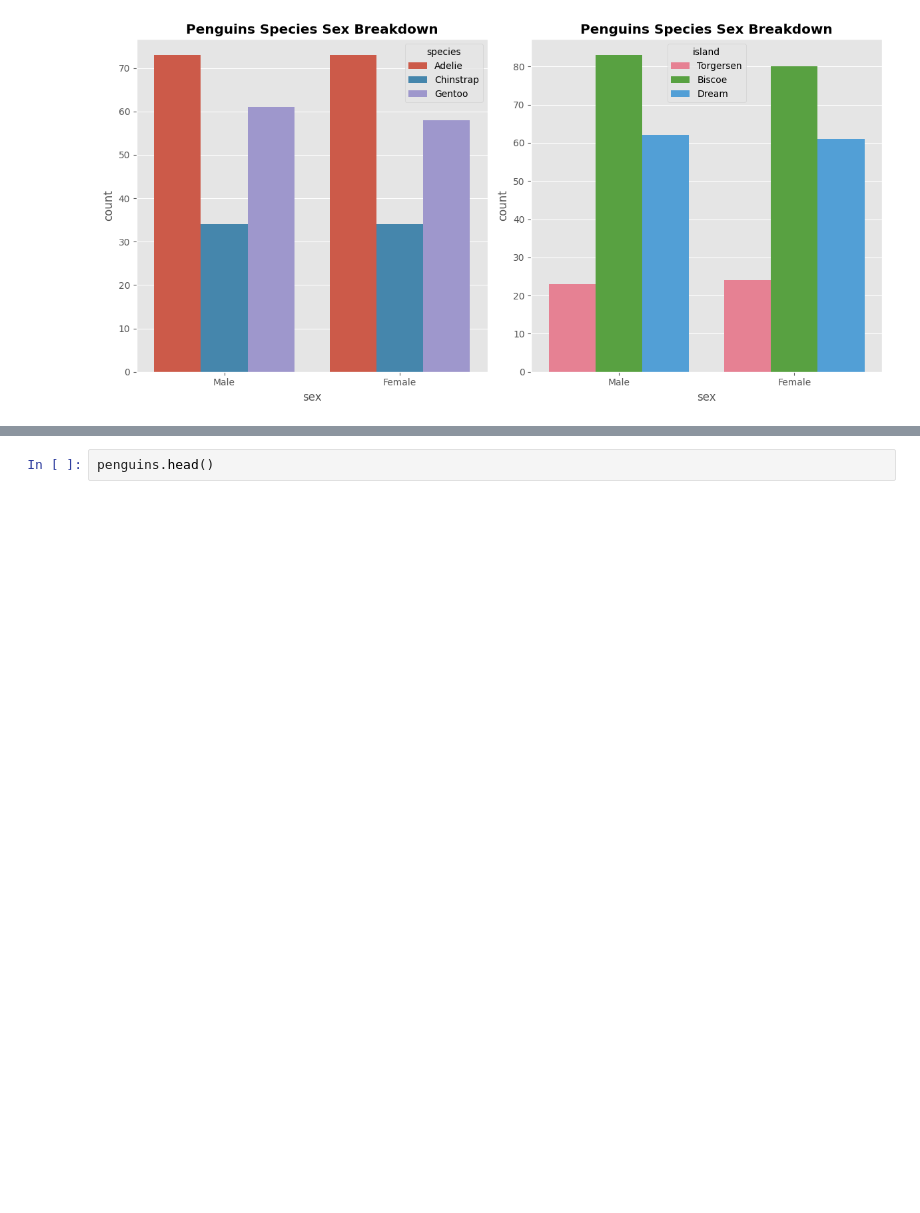
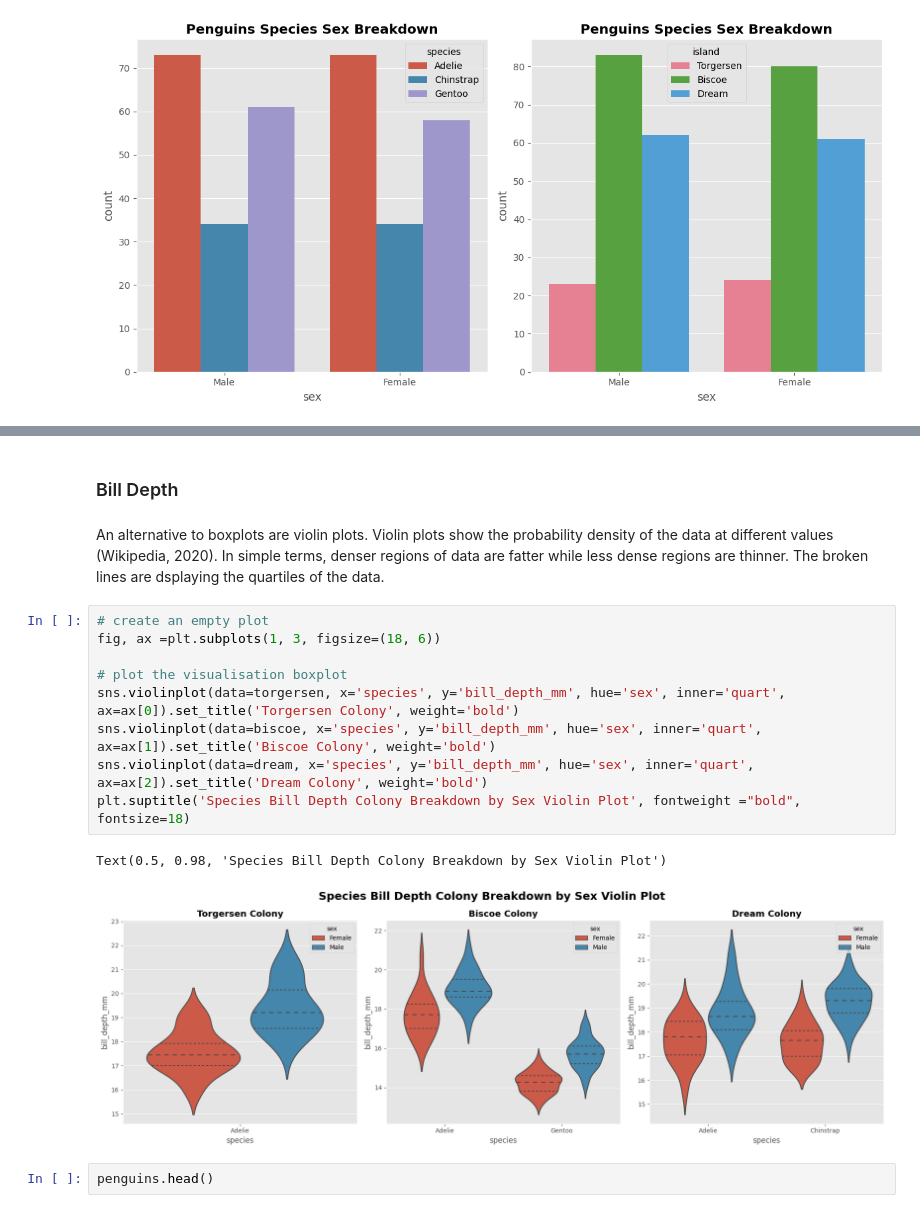
Before and after one commit to humphs078/data_analysis_fundamentals, a Jupyter notebook: tasks.ipynb, the cells around one changed output, grey strips where cells are left out. Cells and saved outputs as stored; diff of their text form; blank space fills up the shorter version.

```diff
--- a/tasks.ipynb
+++ b/tasks.ipynb
@@ -1288,3 +1309,19 @@ sns.boxplot(data=penguins, x='species', y='bill_length_mm', hue='sex', ax=ax[1])
+# %% [markdown]
+### Bill Depth <a id="bill-depth"></a>
+# %% [markdown]
+An alternative to boxplots are violin plots. Violin plots show the probability density of the data at different values (Wikipedia, 2020). In simple terms, denser regions of data are fatter while less dense regions are thinner. The broken lines are dsplaying the quartiles of the data.
+# %%
+# create an empty plot
+fig, ax =plt.subplots(1, 3, figsize=(18, 6))
+
+# plot the visualisation boxplot
+sns.violinplot(data=torgersen, x='species', y='bill_depth_mm', hue='sex', inner='quart', ax=ax[0]).set_title('Torgersen Colony', weight='bold')
+sns.violinplot(data=biscoe, x='species', y='bill_depth_mm', hue='sex', inner='quart', ax=ax[1]).set_title('Biscoe Colony', weight='bold')
+sns.violinplot(data=dream, x='species', y='bill_depth_mm', hue='sex', inner='quart', ax=ax[2]).set_title('Dream Colony', weight='bold')
+plt.suptitle('Species Bill Depth Colony Breakdown by Sex Violin Plot', fontweight ="bold", fontsize=18)
+# %% [output]
+Text(0.5, 0.98, 'Species Bill Depth Colony Breakdown by Sex Violin Plot')
+[figure, added]
 # %%
 penguins.head()
 # %% [output]
```
Also changed, not shown: parts of 8 cells of this notebook.
